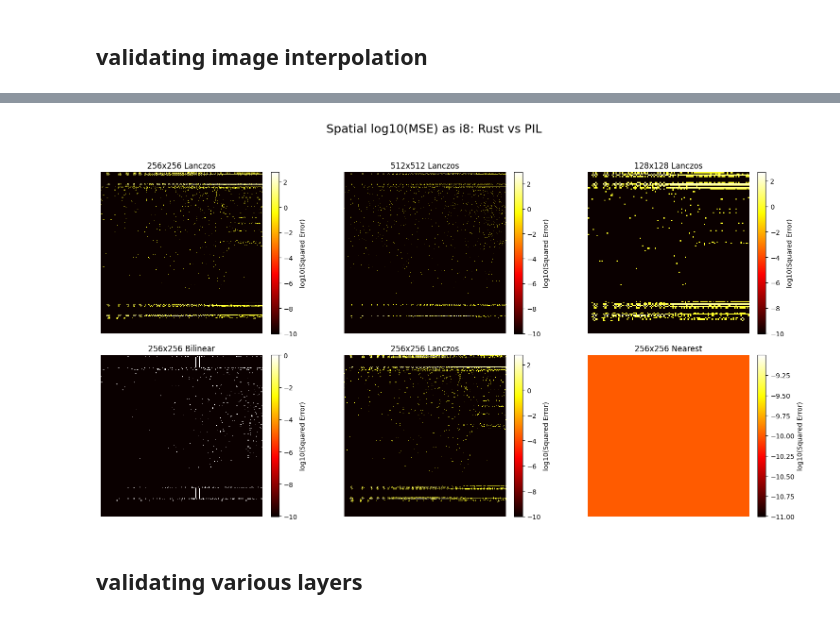
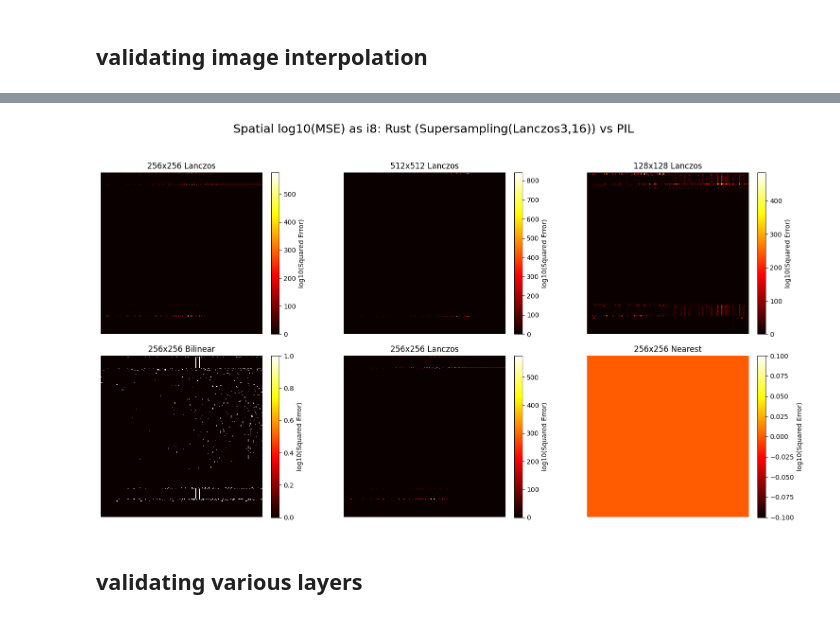
Before and after one commit to kornia/kornia-rs, a Jupyter notebook: examples/smol_vlm/validation/vision_validation.ipynb, the cells around one changed output, grey strips where cells are left out. Drawn from its saved outputs; the diff is of its cells as text; code cells hidden in the pictures.

```diff
--- a/examples/smol_vlm/validation/vision_validation.ipynb
+++ b/examples/smol_vlm/validation/vision_validation.ipynb
@@ -61,13 +57,13 @@ modes = ["bilinear", "lanczos", "nearest"]
 def compute_error_image(img1, img2):
     arr1 = np.asarray(img1).astype(np.float32)
     arr2 = np.asarray(img2).astype(np.float32)
-    err = (arr1 - arr2) ** 2
+    err = np.abs(arr1 - arr2) # ** 2
     # If RGB, average over channels for visualization
     if err.ndim == 3:
         err = err.mean(axis=2)
     # Use log10 for visualization, add epsilon to avoid log(0)
     err_log = np.log10(err + 1e-10)
-    return err_log
+    return err
 
 # Collect all error images and titles
 err_imgs = []
@@ -88,35 +84,35 @@ for w, h in sizes:
         titles.append(f'{w}x{h} Lanczos (missing)')
 
 # Interpolation mode comparisons (256x256)
 for mode in modes:
     rust_path = os.path.join(output_dir, f'Zoneplate_256x256_{mode}.png')
     pil_path = os.path.join(output_dir, f'Zoneplate_256x256_{mode}_pil.png')
     if os.path.exists(rust_path) and os.path.exists(pil_path):
         img_rust = Image.open(rust_path).convert('RGB')
         img_pil = Image.open(pil_path).convert('RGB')
         err_img = compute_error_image(img_rust, img_pil)
         err_imgs.append(err_img)
         titles.append(f'256x256 {mode.capitalize()}')
     else:
         err_imgs.append(None)
         titles.append(f'256x256 {mode.capitalize()} (missing)')
 
 # Plot all error images in a 2x3 grid
 fig, axes = plt.subplots(2, 3, figsize=(16, 9))
 for idx, ax in enumerate(axes.flat):
     if idx < len(err_imgs) and err_imgs[idx] is not None:
         im = ax.imshow(err_imgs[idx], cmap='hot', interpolation='nearest')
         ax.set_title(titles[idx])
         ax.axis('off')
         fig.colorbar(im, ax=ax, fraction=0.046, pad=0.04, label='log10(Squared Error)')
     else:
         ax.set_title(titles[idx] if idx < len(titles) else '')
         ax.axis('off')
-plt.suptitle('Spatial log10(MSE) as i8: Rust vs PIL', fontsize=18)
+plt.suptitle('Spatial log10(MSE) as i8: Rust (Supersampling(Lanczos3,16)) vs PIL', fontsize=18)
 plt.tight_layout(rect=[0, 0.03, 1, 0.95])
 plt.show()
 # %% [output]
-[figure, old version]
+[figure, new version]
 # %% [markdown]
 ## validating various layers
 # %%
```
Also changed, not shown: parts of 2 cells of this notebook, 6 other files.
